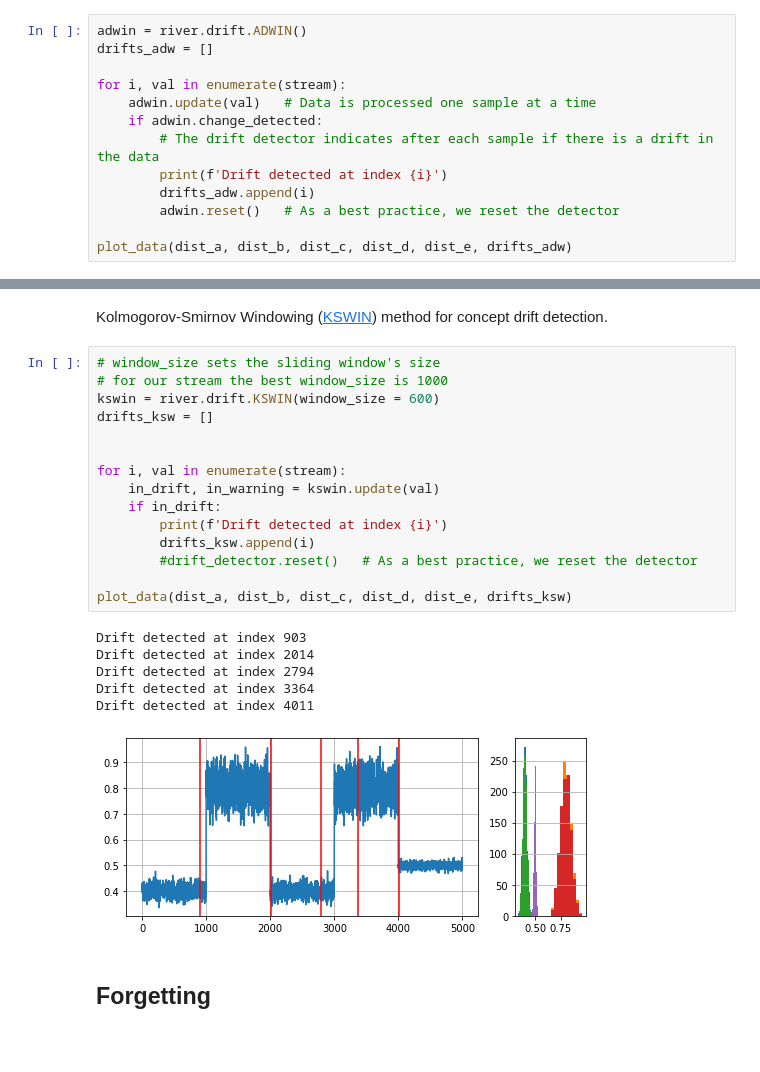
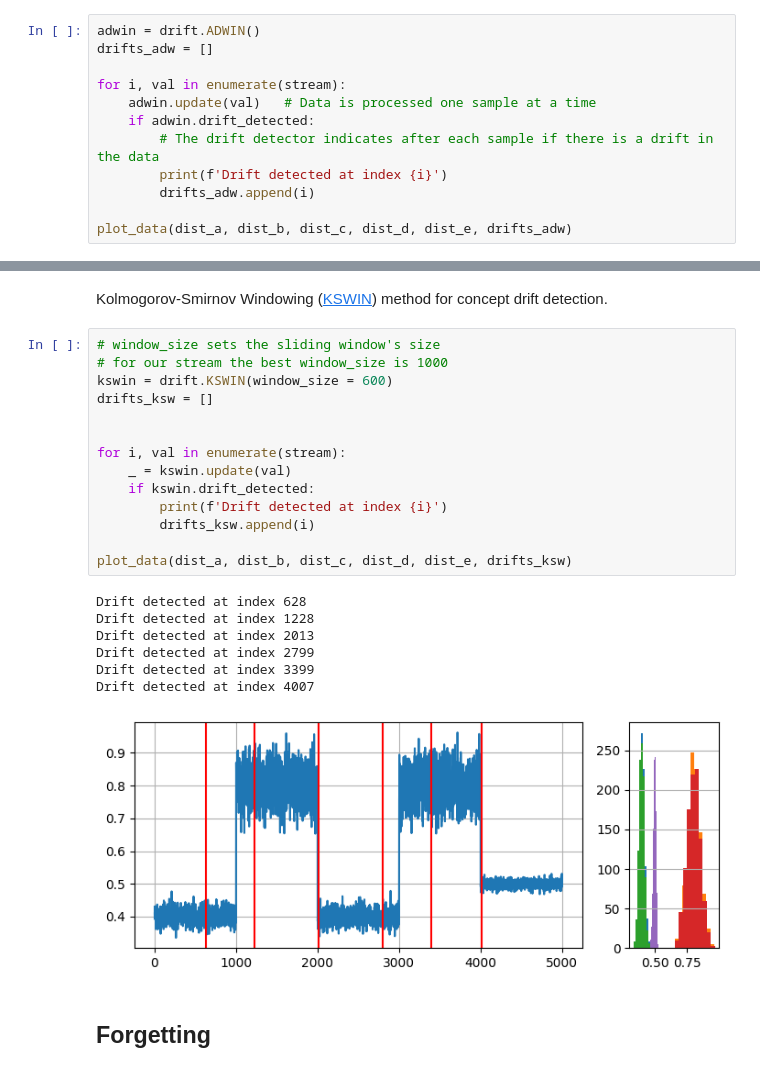
Before and after one commit to womega/CSI5388-ELG7186-example-notebooks, a Jupyter notebook: Online learning in practice.ipynb, the cells around one changed output, grey strips where cells are left out. Cells and saved outputs as stored; diff of their text form; blank space fills up the shorter version.

```diff
--- a/Online learning in practice.ipynb
+++ b/Online learning in practice.ipynb
@@ -126,16 +127,15 @@ plot_data(dist_a, dist_b, dist_c, dist_d, dist_e)
 # %% [markdown]
 [ADWIN](https://riverml.xyz/dev/api/drift/ADWIN/) efficiently keeps a variable-length window of recent items; such that it holds that there has no been change in the data distribution.
 # %%
-adwin = river.drift.ADWIN()
+adwin = drift.ADWIN()
 drifts_adw = []
 
 for i, val in enumerate(stream):
     adwin.update(val)   # Data is processed one sample at a time
-    if adwin.change_detected:
+    if adwin.drift_detected:
         # The drift detector indicates after each sample if there is a drift in the data
         print(f'Drift detected at index {i}')
         drifts_adw.append(i)
-        adwin.reset()   # As a best practice, we reset the detector
 
 plot_data(dist_a, dist_b, dist_c, dist_d, dist_e, drifts_adw)
 # %% [output]
@@ -151,25 +151,25 @@ Kolmogorov-Smirnov Windowing ([KSWIN](https://riverml.xyz/dev/api/drift/KSWIN/))
 # %%
 # window_size sets the sliding window's size
 # for our stream the best window_size is 1000
-kswin = river.drift.KSWIN(window_size = 600)
+kswin = drift.KSWIN(window_size = 600)
 drifts_ksw = []
 
 
 for i, val in enumerate(stream):
-    in_drift, in_warning = kswin.update(val)
-    if in_drift:
+    _ = kswin.update(val)
+    if kswin.drift_detected:
         print(f'Drift detected at index {i}')
         drifts_ksw.append(i)
-        #drift_detector.reset()   # As a best practice, we reset the detector
 
 plot_data(dist_a, dist_b, dist_c, dist_d, dist_e, drifts_ksw)
 # %% [output]
-Drift detected at index 903
-Drift detected at index 2014
-Drift detected at index 2794
-Drift detected at index 3364
-Drift detected at index 4011
+Drift detected at index 628
+Drift detected at index 1228
+Drift detected at index 2013
+Drift detected at index 2799
+Drift detected at index 3399
+Drift detected at index 4007
-[figure, old version]
+[figure, new version]
 # %% [markdown]
 ## Forgetting
 # %% [markdown]
```
Also changed, not shown: parts of 15 cells of this notebook, 1 other file.
